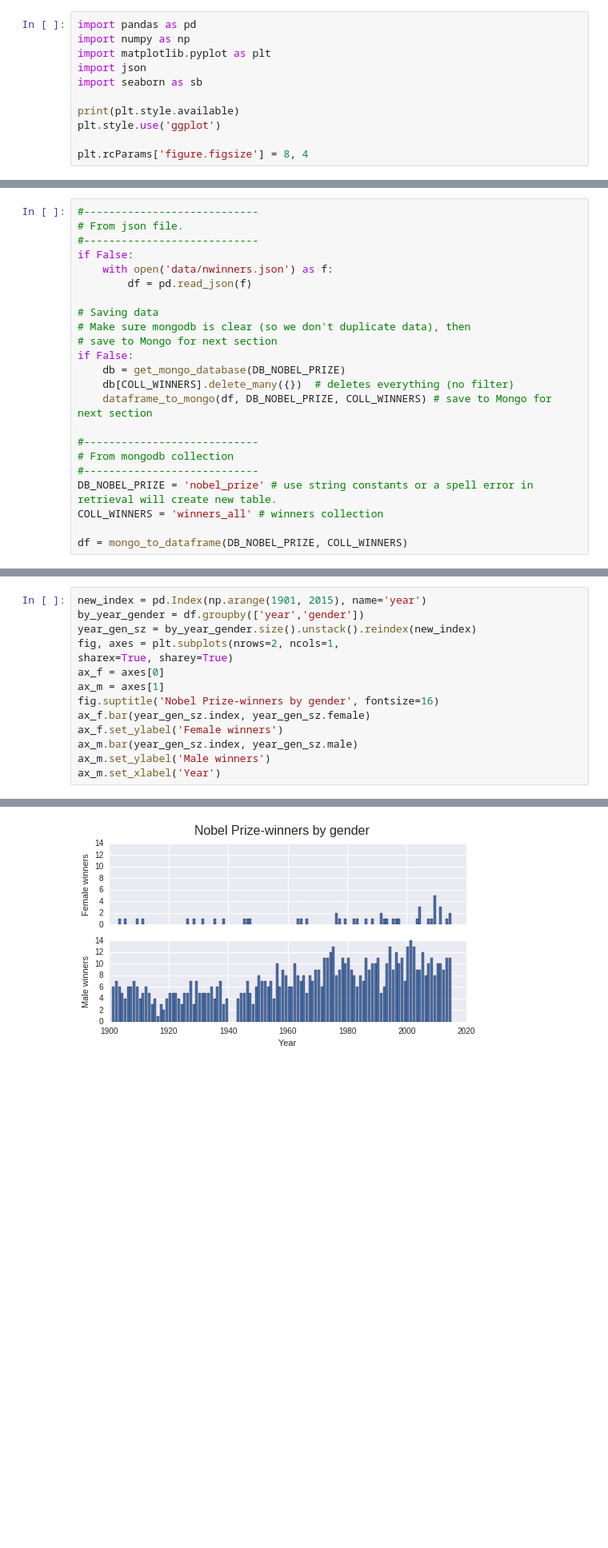
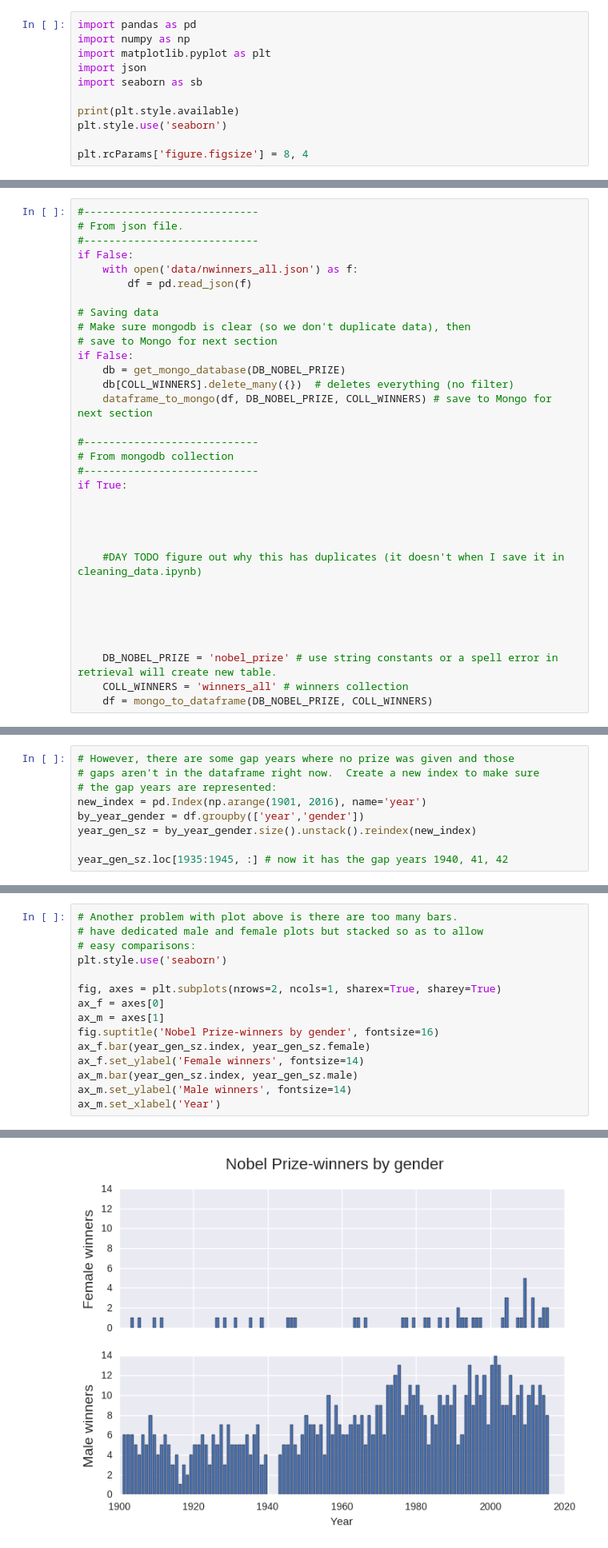
Before and after one commit to dyoung418/dataviz-python-js, a Jupyter notebook: exploring-data-pandas.ipynb, the cells around one changed output, grey strips where cells are left out. Shown at 80% size. Cells and saved outputs as stored; diff of their text form; blank space fills up the shorter version.

Commit message:
Almost done with explorying-data-pandas

```diff
--- a/exploring-data-pandas.ipynb
+++ b/exploring-data-pandas.ipynb
@@ -8,7 +8,7 @@ import json
 import seaborn as sb
 
 print(plt.style.available)
-plt.style.use('ggplot')
+plt.style.use('seaborn')
 
 plt.rcParams['figure.figsize'] = 8, 4
 # %% [output]
@@ -46,7 +46,7 @@ def dataframe_to_mongo(dframe, db_name, collection_name, host='localhost',
 # From json file.
 #----------------------------
 if False:
-    with open('data/nwinners.json') as f:
+    with open('data/nwinners_all.json') as f:
         df = pd.read_json(f)
 
 # Saving data
@@ -60,10 +60,20 @@ if False:
 #----------------------------
 # From mongodb collection
 #----------------------------
-DB_NOBEL_PRIZE = 'nobel_prize' # use string constants or a spell error in retrieval will create new table.
-COLL_WINNERS = 'winners_all' # winners collection
+if True:
 
-df = mongo_to_dataframe(DB_NOBEL_PRIZE, COLL_WINNERS)
+
+
+
+    #DAY TODO figure out why this has duplicates (it doesn't when I save it in cleaning_data.ipynb)
+
+
+
+
+
+    DB_NOBEL_PRIZE = 'nobel_prize' # use string constants or a spell error in retrieval will create new table.
+    COLL_WINNERS = 'winners_all' # winners collection
+    df = mongo_to_dataframe(DB_NOBEL_PRIZE, COLL_WINNERS)
 # %%
 df.info()
 # %% [output]
@@ -224,0 +266,9 @@ year
+# %%
+# However, there are some gap years where no prize was given and those
+# gaps aren't in the dataframe right now.  Create a new index to make sure
+# the gap years are represented:
+new_index = pd.Index(np.arange(1901, 2016), name='year')
+by_year_gender = df.groupby(['year','gender'])
+year_gen_sz = by_year_gender.size().unstack().reindex(new_index)
+
+year_gen_sz.loc[1935:1945, :] # now it has the gap years 1940, 41, 42
@@ -225,18 +289,19 @@ year
 # %%
-new_index = pd.Index(np.arange(1901, 2015), name='year')
-by_year_gender = df.groupby(['year','gender'])
-year_gen_sz = by_year_gender.size().unstack().reindex(new_index)
-fig, axes = plt.subplots(nrows=2, ncols=1,
-sharex=True, sharey=True)
+# Another problem with plot above is there are too many bars.
+# have dedicated male and female plots but stacked so as to allow
+# easy comparisons:
+plt.style.use('seaborn')
+
+fig, axes = plt.subplots(nrows=2, ncols=1, sharex=True, sharey=True)
 ax_f = axes[0]
 ax_m = axes[1]
 fig.suptitle('Nobel Prize-winners by gender', fontsize=16)
 ax_f.bar(year_gen_sz.index, year_gen_sz.female)
-ax_f.set_ylabel('Female winners')
+ax_f.set_ylabel('Female winners', fontsize=14)
 ax_m.bar(year_gen_sz.index, year_gen_sz.male)
-ax_m.set_ylabel('Male winners')
+ax_m.set_ylabel('Male winners', fontsize=14)
 ax_m.set_xlabel('Year')
 # %% [output]
 <matplotlib.text.Text at 0x...>
-[figure, old version]
+[figure, new version]
 # %%
```
Also changed, not shown: parts of 47 cells of this notebook, 5 other files.
